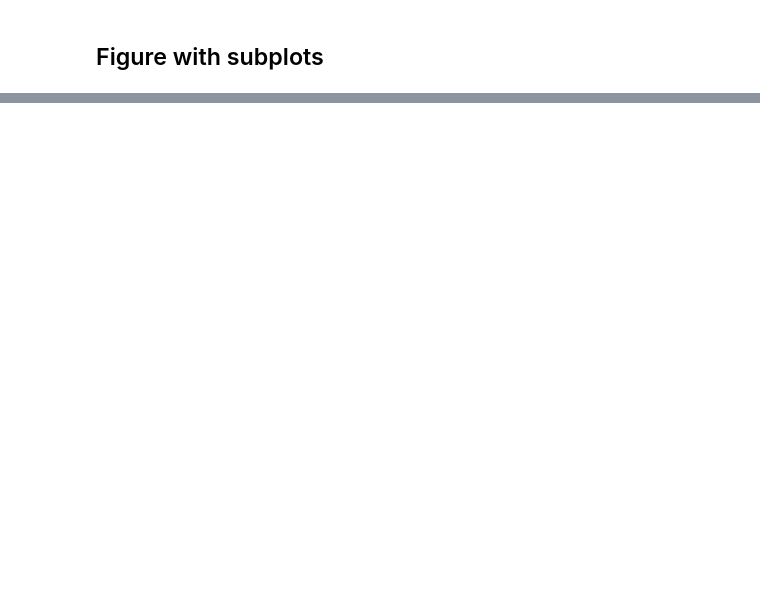
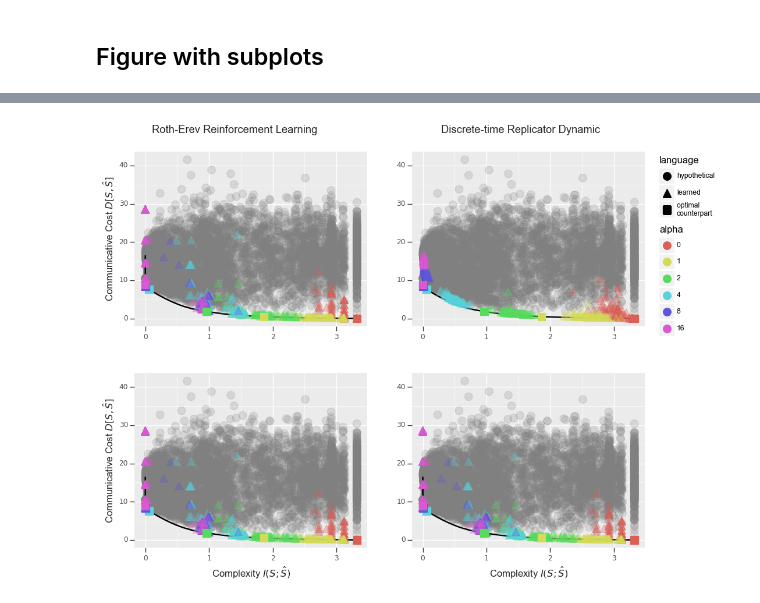
Before and after one commit to nathimel/rdsg, a Jupyter notebook: src/notebooks/analyze.ipynb, the cells around one changed output, grey strips where cells are left out. Saved outputs shown, nothing was run; the diff lists cells and outputs as text; code cells hidden in the pictures; blank space fills up the shorter version.

```diff
--- a/src/notebooks/analyze.ipynb
+++ b/src/notebooks/analyze.ipynb
@@ -620,6 +786,9 @@ plot2 = (
         )
 
 )
+# %%
+plot1 = None
+plot2 = None
 # %%
 # combine figs
 
@@ -630,0 +990,15 @@ g.savefig("example.png")
+# %%
+plot1 = None
+plot2 = None
+plot3 = None
+plot4 = None
+# %%
+plot1 = pw.load_ggplot(plot1, figsize=(4,3))
+plot2 = pw.load_ggplot(plot2, figsize=(4,3))
+plot3 = pw.load_ggplot(plot3, figsize=(4,3))
+plot4 = pw.load_ggplot(plot4, figsize=(4,3))
+
+g = (plot1 | plot2) / (plot3 | plot4)
+g.savefig("example.png")
+# %% [output]
+[figure, added]
```
Also changed, not shown: parts of 23 cells of this notebook, 15 other files.
